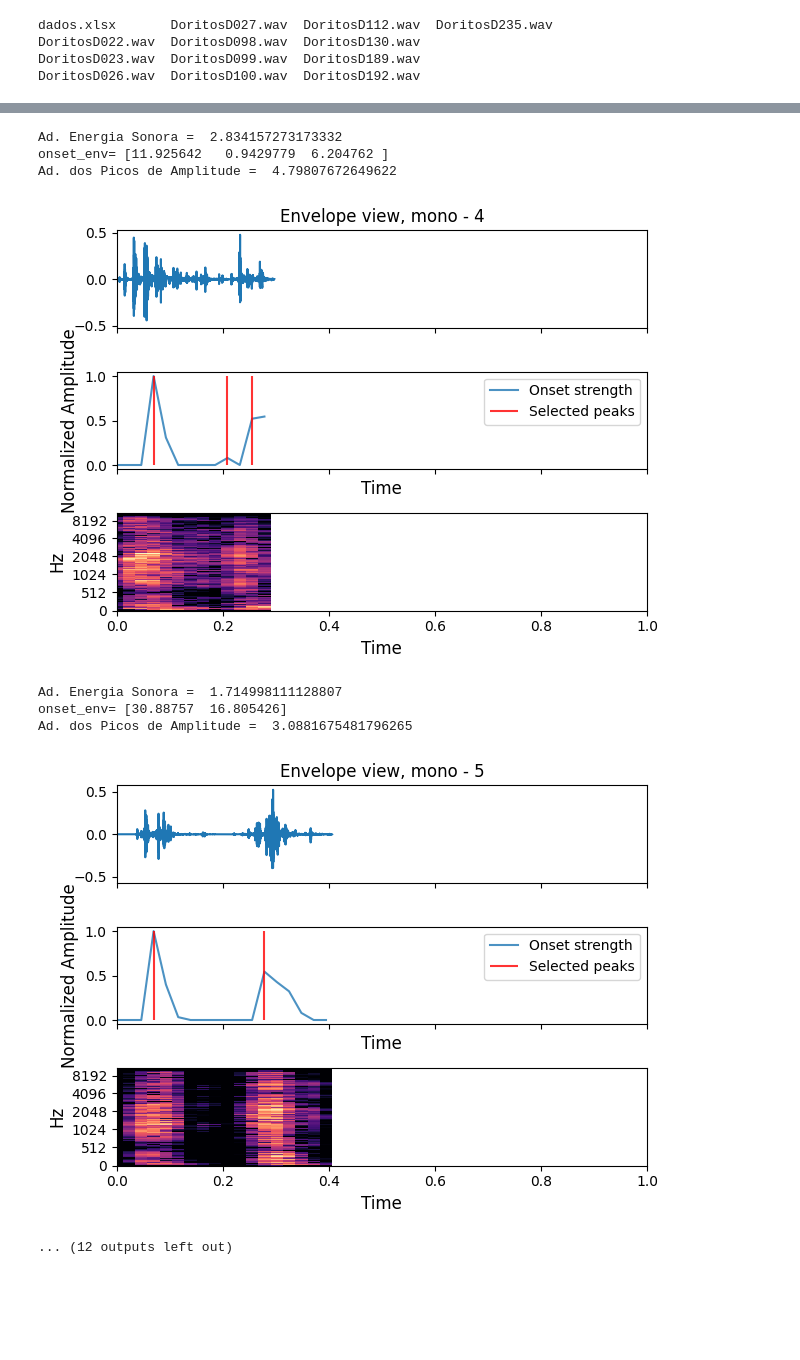
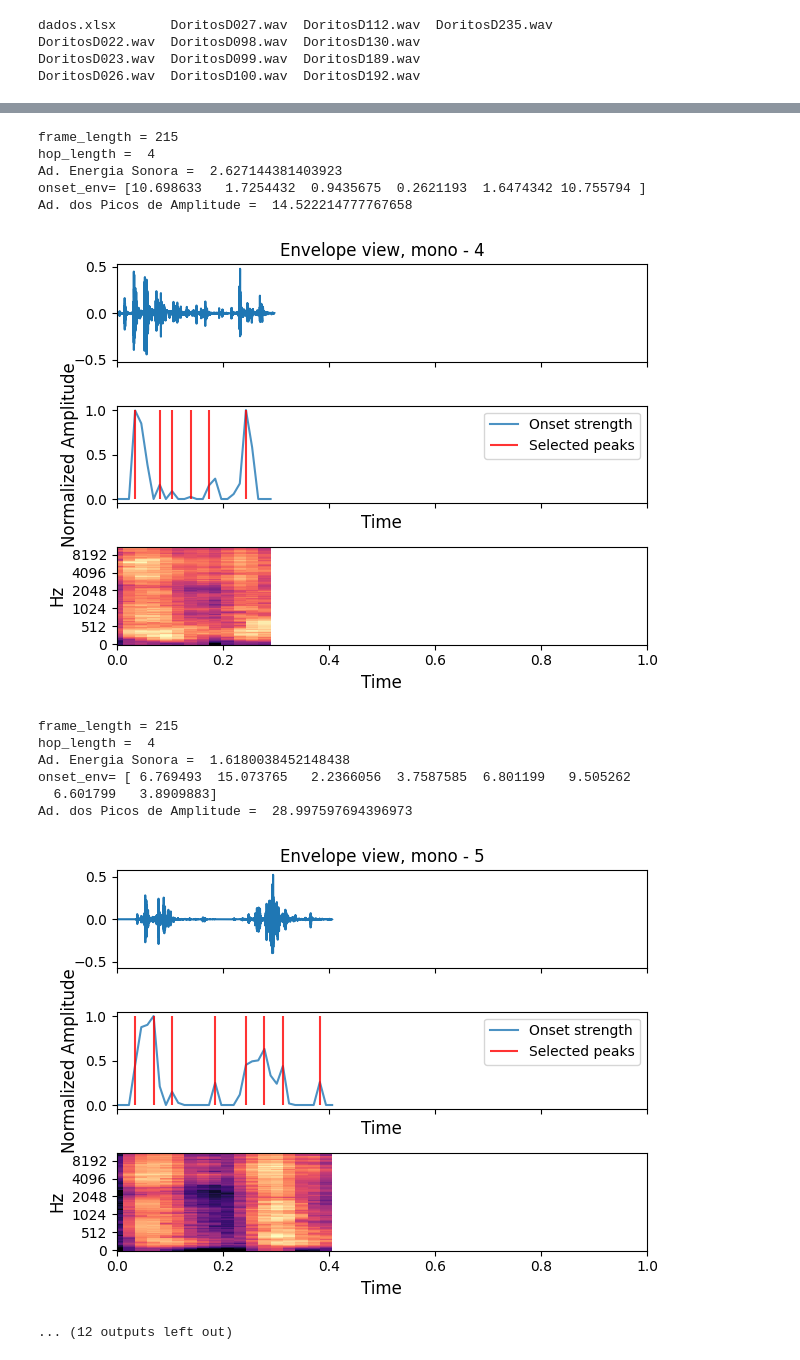
Before and after one commit to gdacanal/Crispy-API, a Jupyter notebook: Crispy_Full_GCD.ipynb, the cells around one changed output, grey strips where cells are left out. Saved outputs shown, nothing was run; the diff lists cells and outputs as text; code cells hidden in the pictures; blank space fills up the shorter version.

```diff
--- a/Crispy_Full_GCD.ipynb
+++ b/Crispy_Full_GCD.ipynb
@@ -33,7 +33,7 @@ audio_files = glob(data_dir + "/*.wav")
 df_list = []
 
 for file in range(0, len(audio_files), 1):
-    y, sr = librosa.load(audio_files[file], duration=1.0)
+    y, sr = librosa.load(audio_files[file], sr=44100, duration=1.0)
     time = np.arange(0, len(y)) / sr
 
     # Ad. energia Sonora
@@ -47,8 +47,12 @@ for file in range(0, len(audio_files), 1):
     y_trimmed = y
 
     # Compute the energy of each frame
-    frame_length = int(sr * 0.01)  # frame length in samples (10 ms frames)
-    hop_length = int(sr * 0.005)  # hop length in samples (5 ms hops)
+    #frame_length = int(sr * 0.01)  # frame length in samples (10 ms frames)
+    #hop_length = int(sr * 0.005)  # hop length in samples (5 ms hops)
+    frame_length = librosa.time_to_frames(5.0)
+    hop_length = librosa.time_to_frames(0.10)
+    print('frame_length =',frame_length)
+    print('hop_length = ', hop_length)
     energy = librosa.feature.rms(y=y_trimmed, frame_length=frame_length, hop_length=hop_length)
 
     # Compute the median energy
@@ -86,7 +90,6 @@ for file in range(0, len(audio_files), 1):
     y, sr = librosa.load(audio_files[file], duration=10)
     fig, ax = plt.subplots(nrows=3, sharex=True)
     librosa.display.waveshow(y, sr=sr, ax=ax[0])
-    ##ax[0].set(title='Envelope view, mono')
     ax[0].set(title=f'Envelope view, mono - {file}')
     ax[0].label_outer()
 
@@ -98,8 +101,10 @@ for file in range(0, len(audio_files), 1):
     ax[1].set_xlabel('Time', fontsize=12)
     ax[1].set_xlim([0, 1])
 
-    D = librosa.stft(y)
-    librosa.display.specshow(librosa.amplitude_to_db(np.abs(D)**2, ref=np.max), y_axis='mel', x_axis='time', ax=ax[2])
+    #D = librosa.stft(y)
+    #librosa.display.specshow(librosa.amplitude_to_db(np.abs(D)**2, ref=np.max), y_axis='mel', x_axis='time', ax=ax[2])
+    melspec = librosa.power_to_db(librosa.feature.melspectrogram(y=y, sr=44100), ref=np.max)
+    librosa.display.specshow(melspec, x_axis='time', y_axis='mel', ax=ax[2])
     ax[2].set_xscale('linear')
     ax[2].set_ylabel('Hz', fontsize=12)
     ax[2].set_xlabel('Time', fontsize=12)
@@ -137,9 +150,14 @@ Ad. dos Picos de Amplitude =  3.5744733810424805
-Ad. Energia Sonora =  2.834157273173332
-onset_env= [11.925642   0.9429779  6.204762 ]
-Ad. dos Picos de Amplitude =  4.79807672649622
+frame_length = 215
+hop_length =  4
+Ad. Energia Sonora =  2.627144381403923
+onset_env= [10.698633   1.7254432  0.9435675  0.2621193  1.6474342 10.755794 ]
+Ad. dos Picos de Amplitude =  14.522214777767658
-[figure, old version]
+[figure, new version]
-Ad. Energia Sonora =  1.714998111128807
-onset_env= [30.88757  16.805426]
-Ad. dos Picos de Amplitude =  3.0881675481796265
+frame_length = 215
+hop_length =  4
+Ad. Energia Sonora =  1.6180038452148438
+onset_env= [ 6.769493  15.073765   2.2366056  3.7587585  6.801199   9.505262
+  6.601799   3.8909883]
+Ad. dos Picos de Amplitude =  28.997597694396973
-[figure, old version]
+[figure, new version]
 ... (12 outputs left out)
```
Also changed, not shown: parts of 1 cell of this notebook, 1 other file.
